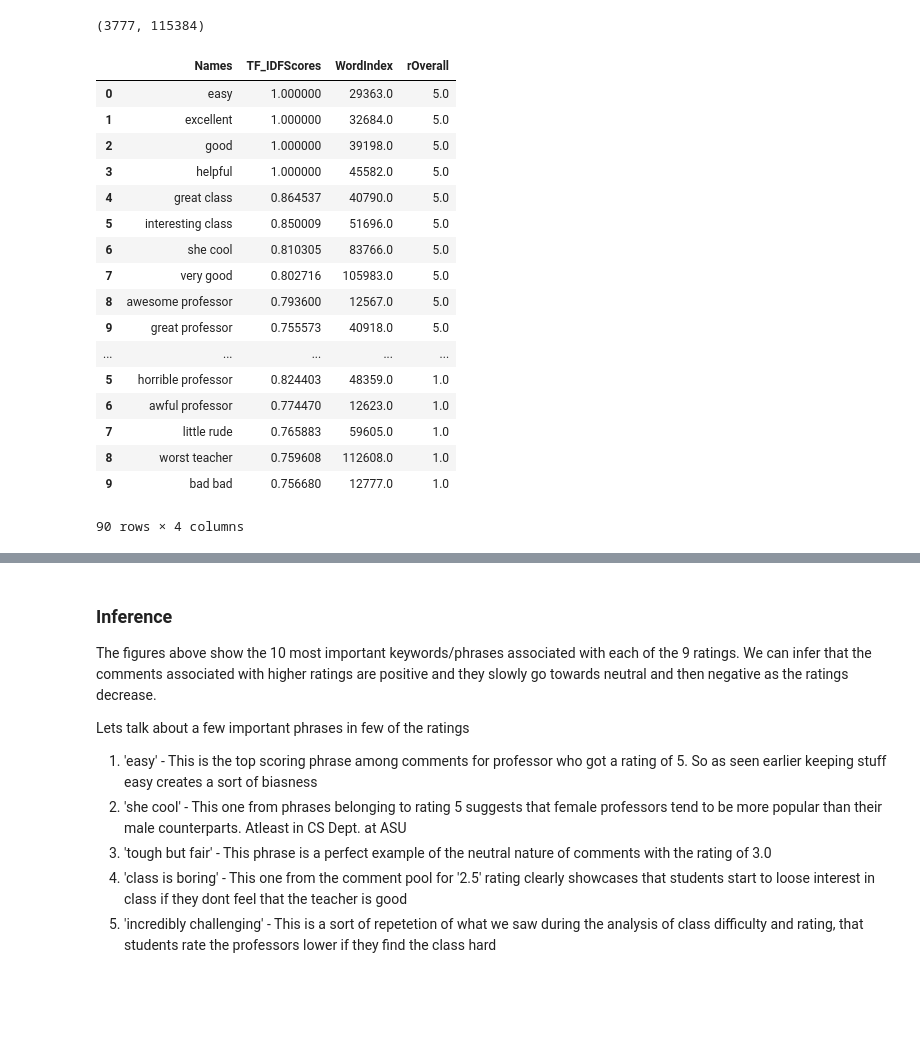
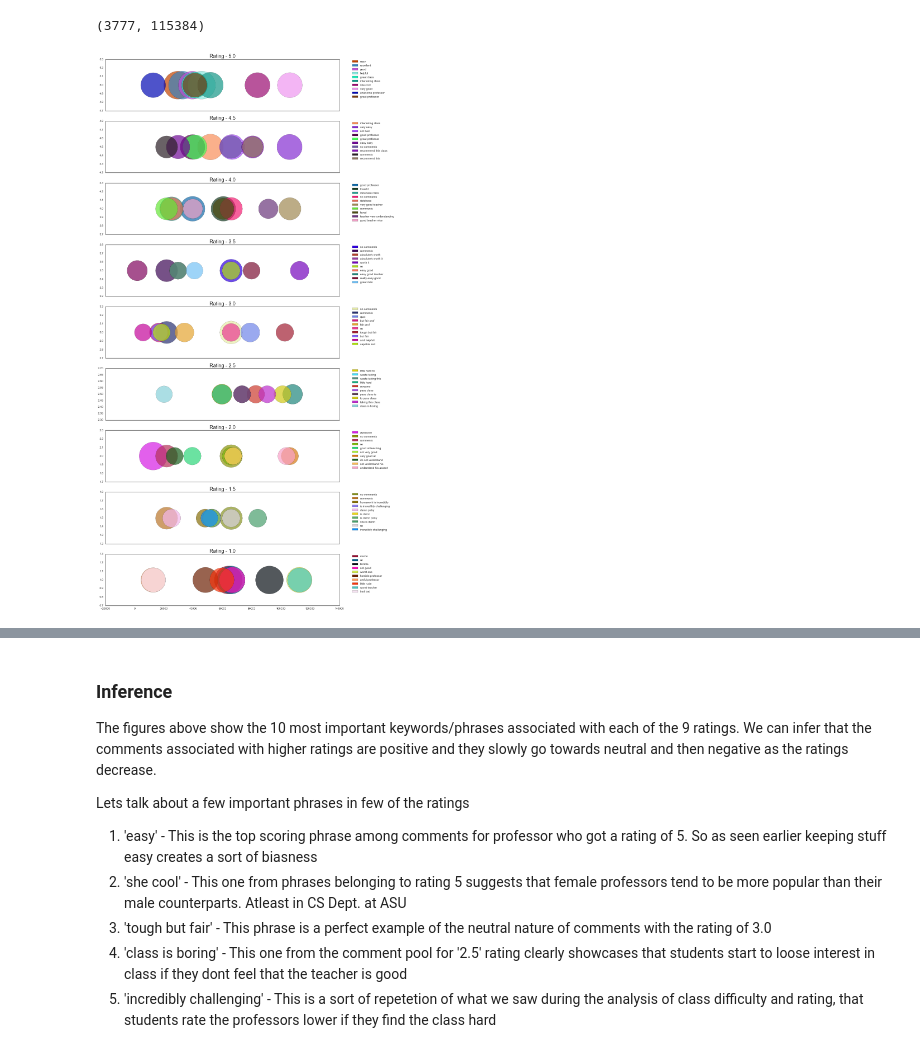
Before and after one commit to monkeydunkey/Scrape_Rate_My_professor, a Jupyter notebook: Ratings Analysis.ipynb, the cells around one changed output, grey strips where cells are left out. Saved outputs shown, nothing was run; the diff lists cells and outputs as text; code cells hidden in the pictures; blank space fills up the shorter version.

```diff
--- a/Ratings Analysis.ipynb
+++ b/Ratings Analysis.ipynb
@@ -228,38 +228,37 @@ X_train_tfidf.shape
 # %%
 '''
 To get the 10 most important phrases for a given rating, we calculate the max rating for each of 115384 phrases for a given rating
 '''
 tempDf = pd.DataFrame({'WordIndex' : [], 'TF_IDFScores' : [], 'Names' : [], 'rOverall' : []})
 for i in df['rOverall'].unique():
     indexs = df[df['rOverall'] == i].index.values
     temp_dense = X_train_tfidf[indexs,:].todense()
     MaxFeatureValues = temp_dense.max(axis = 0).tolist()[0]
     phrase_scores = [pair for pair in zip(range(0, len(MaxFeatureValues)), MaxFeatureValues) if pair[1] > 0]
     TopWords = sorted(phrase_scores, key=lambda t: t[1] * -1)[:10]
     ind = [x[0] for x in TopWords]
     featurelist = count_vect.get_feature_names()
     TopWordsNames = [featurelist[j] for j in ind]
     tempDataframe = pd.DataFrame(TopWords, columns=['WordIndex', 'TF_IDFScores'])
     tempDataframe['Names'] = TopWordsNames
     tempDataframe['rOverall'] = i
     tempDf = tempDf.append(tempDataframe)
-tempDf
+fig_size = plt.rcParams["figure.figsize"]
+fig_size[0] = 15
+fig_size[1] = 35
+plt.rcParams["figure.figsize"] = fig_size
+fig, ax = plt.subplots(len(tempDf['rOverall'].unique()), sharex = True )
+OverallSorted = sorted(tempDf['rOverall'].unique(), key=lambda t: t * -1)
+for i in OverallSorted:
+    recs = []
+    classes = []
+    for word in tempDf[tempDf['rOverall'] == i]['WordIndex'].unique():
+        color  = np.random.rand(3,1)
+        ax[OverallSorted.index(i)].scatter(word, i ,s=tempDf[(tempDf['rOverall'] == i) & (tempDf['WordIndex'] == word)]\
+                                               ['TF_IDFScores']*10000, c=color, alpha=0.7)
+        recs.append(mpatches.Rectangle((0,0),1,1,fc=color))
+        classes.append(tempDf[(tempDf['rOverall'] == i) & (tempDf['WordIndex'] == word)]['Names'].unique()[0])
+    ax[OverallSorted.index(i)].legend(recs, classes, bbox_to_anchor=(1.05, 1), loc=2, borderaxespad=0.)
+    ax[OverallSorted.index(i)].set_title('Rating - '+ str(i), fontsize = 18)
 # %% [output]
-|  | Names | TF_IDFScores | WordIndex | rOverall |
-| 0 | easy | 1.000000 | 29363.0 | 5.0 |
-| 1 | excellent | 1.000000 | 32684.0 | 5.0 |
-| 2 | good | 1.000000 | 39198.0 | 5.0 |
-| 3 | helpful | 1.000000 | 45582.0 | 5.0 |
-| 4 | great class | 0.864537 | 40790.0 | 5.0 |
-| 5 | interesting class | 0.850009 | 51696.0 | 5.0 |
-| 6 | she cool | 0.810305 | 83766.0 | 5.0 |
-| 7 | very good | 0.802716 | 105983.0 | 5.0 |
-| 8 | awesome professor | 0.793600 | 12567.0 | 5.0 |
-| 9 | great professor | 0.755573 | 40918.0 | 5.0 |
-| ... | ... | ... | ... | ... |
-| 5 | horrible professor | 0.824403 | 48359.0 | 1.0 |
-| 6 | awful professor | 0.774470 | 12623.0 | 1.0 |
-| 7 | little rude | 0.765883 | 59605.0 | 1.0 |
-| 8 | worst teacher | 0.759608 | 112608.0 | 1.0 |
-| 9 | bad bad | 0.756680 | 12777.0 | 1.0 |
-90 rows × 4 columns
+[figure, added]
```
Also changed, not shown: parts of 3 cells of this notebook.
